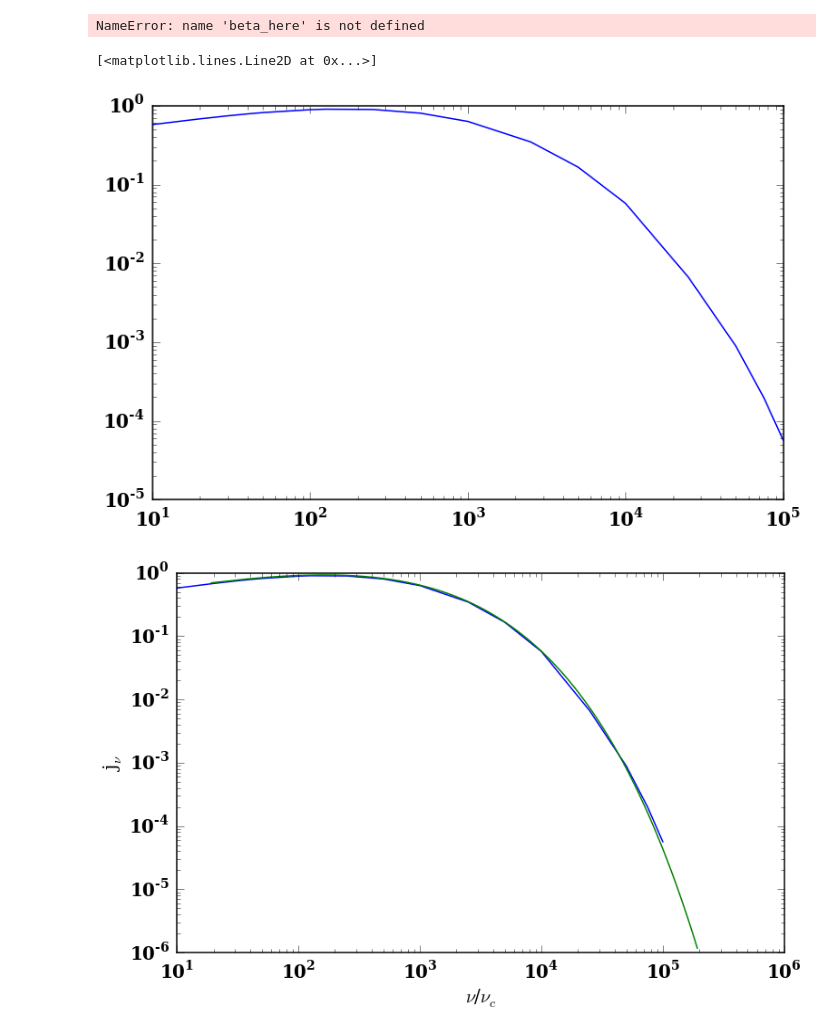
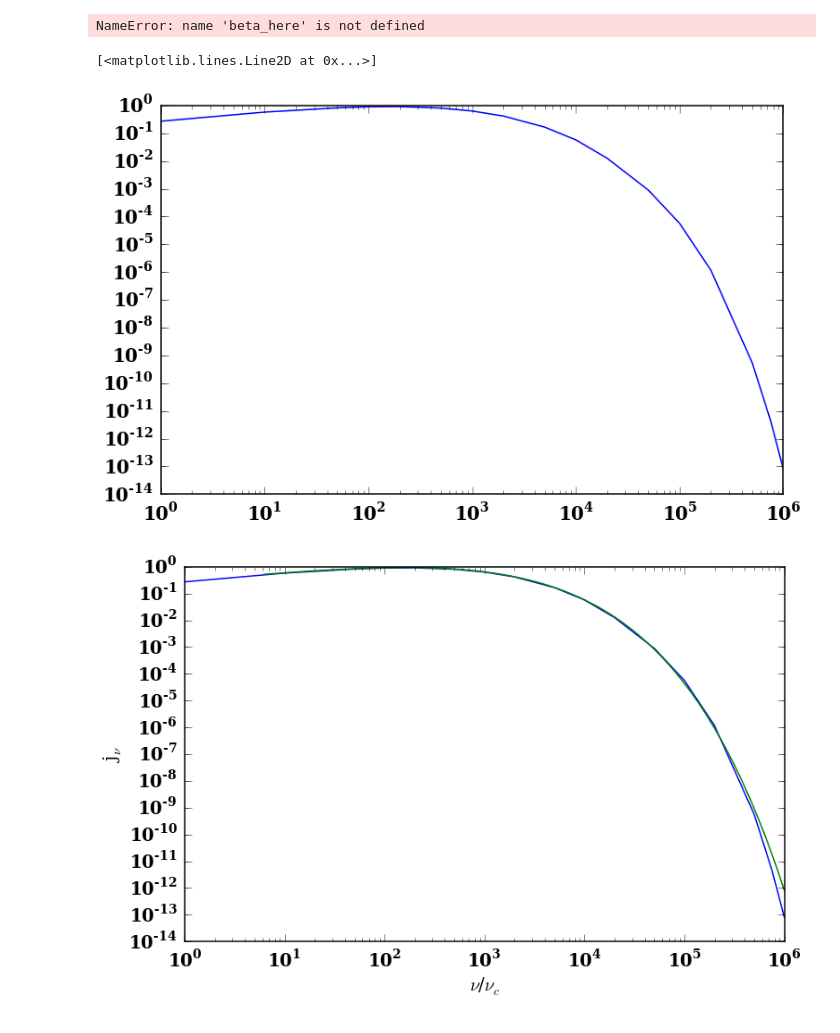
Before and after one commit to ZhaoweiZ/kappa_summer, a Jupyter notebook: write_everything_into_Eq_60_and_do_through_65.ipynb, the cells around one changed output. Drawn from its saved outputs; the diff is of its cells as text; code cells hidden in the pictures.

```diff
--- a/write_everything_into_Eq_60_and_do_through_65.ipynb
+++ b/write_everything_into_Eq_60_and_do_through_65.ipynb
@@ -211,32 +219,32 @@ print n_up
 # %% [output]
 NameError: name 'beta_here' is not defined
 # %%
-data = np.loadtxt('/Users/zhaoweizhang/Documents/summer_research/data3.txt')
+data = np.loadtxt('/Users/zhaoweizhang/Documents/summer_new/data_with_geo_average.txt')
 pl.loglog(data[:,0], data[:,1])
 # %% [output]
 [<matplotlib.lines.Line2D at 0x...>]
-[figure, old version]
+[figure, new version]
 # %%
-def jnu_72(X):
+def jnu_72(x):
     jnu_72_prefactor = n_e * np.sqrt(2) * np.pi * e**2 * nu_s / (3. * special.kn(2., 1./theta_e) * c)
-    jnu_72_body = (np.sqrt(X) + 2.**(11./12.) * X**(1./6.))**2
-    jnu_72_exp = np.exp(- (X)**(1./3.))
+    jnu_72_body = (np.sqrt(x/nu_s) + 2.**(11./12.) * (x/nu_s)**(1./6.))**2
+    jnu_72_exp = np.exp(- (x/nu_s)**(1./3.))
     jnu_approximation_72 = jnu_72_prefactor * jnu_72_body * jnu_72_exp
 
     return jnu_approximation_72
 
-X = np.arange(0, 10000, 1)
+x = np.arange(10, 1000000*nu_c, 1)
 pl.xlabel("$\\nu$/$\\nu_c$")
 pl.ylabel("j$_\\nu$")
 
-data = np.loadtxt('/Users/zhaoweizhang/Documents/summer_research/data3.txt')
+data = np.loadtxt('/Users/zhaoweizhang/Documents/summer_new/data_with_geo_average.txt')
 
 #since we are plotting nu/nu_c, and X = nu/nu_s, we
 #need to plot (X * nu_s)/nu_c, eq_72(X)
 pl.loglog(data[:, 0], data[:, 1])
-pl.loglog(X * nu_s/nu_c, jnu_72(X))
+pl.loglog(x/nu_c, jnu_72(x))
 pl.show()
 # %% [output]
-[figure, old version]
+[figure, new version]
 # %%
 def jnu_compare_62_vs_72(n_max_sum):
```
Also changed, not shown: parts of 5 cells of this notebook.
